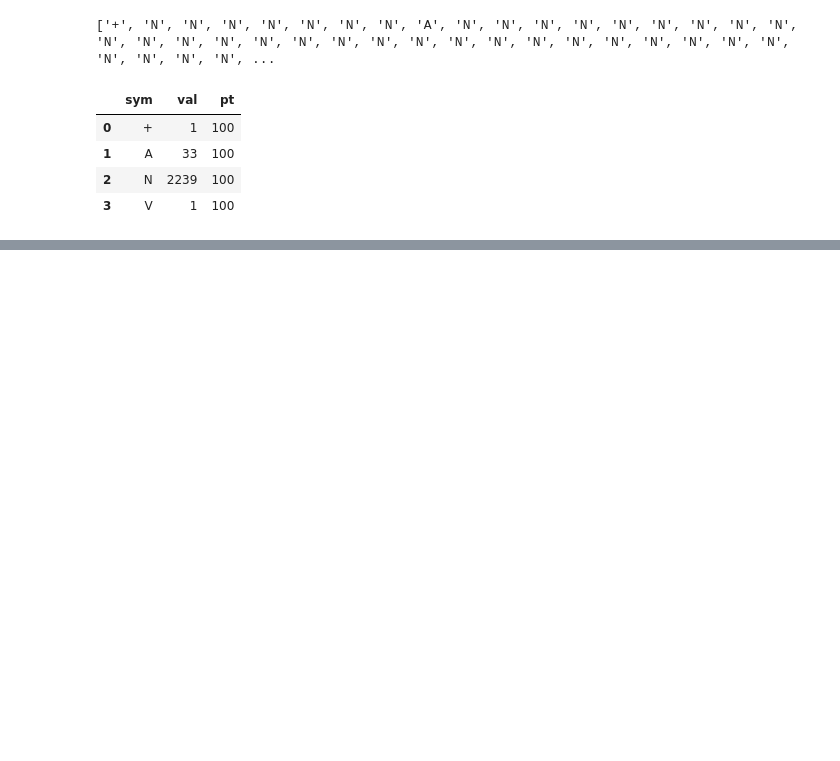
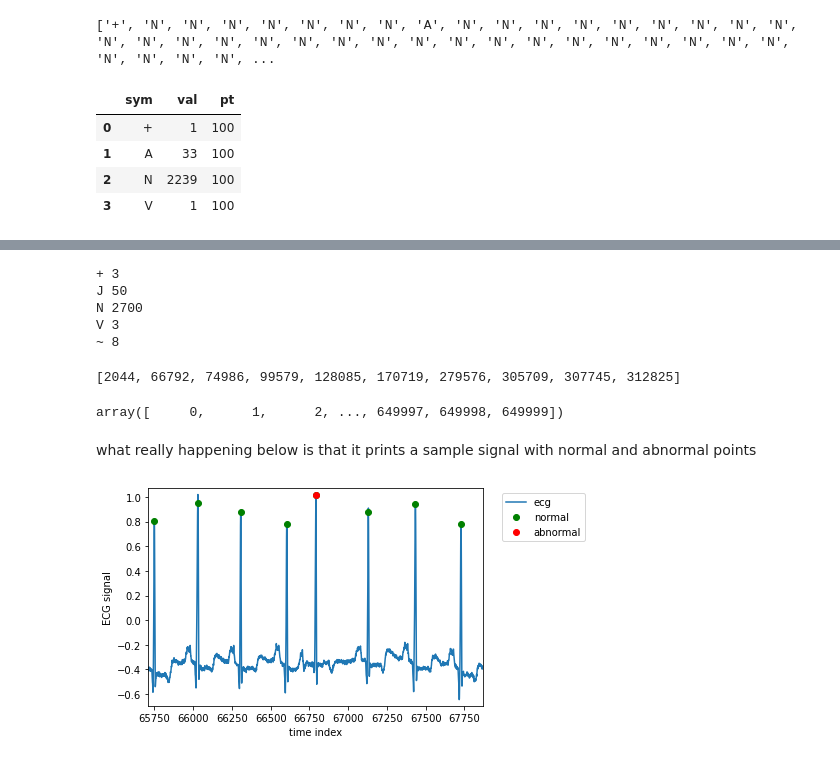
Before and after one commit to juzailml98/ecg-identifier, a Jupyter notebook: model_trainer.ipynb, the cells around one changed output, grey strips where cells are left out. Cells and saved outputs as stored; diff of their text form; code cells hidden in the pictures; blank space fills up the shorter version.

```diff
--- a/model_trainer.ipynb
+++ b/model_trainer.ipynb
@@ -65,0 +142,4 @@ df_sub.shape
+# %%
+file = data_path + patients[0]
+# %%
+p_signal, atr_sym, atr_sample = load_ecg(file)
@@ -65,0 +158,40 @@ df_sub.shape
+# %%
+values, counts = np.unique(sym, return_counts=True)
+for v,c in zip(values, counts):
+    print(v,c)
+#there is an error here the error is it takes last 234 signal
+# %% [output]
++ 3
+J 50
+N 2700
+V 3
+~ 8
+# %%
+ab_index = [b for a,b in zip(atr_sym,atr_sample) if a in abnormal][:10]
+ab_index
+# %% [output]
+[2044, 66792, 74986, 99579, 128085, 170719, 279576, 305709, 307745, 312825]
+# %%
+x = np.arange(len(p_signal))
+# %%
+x
+# %% [output]
+array([     0,      1,      2, ..., 649997, 649998, 649999])
+# %% [markdown]
+what really happening below is that it prints a sample signal with normal and abnormal points
+# %%
+left = ab_index[1]-1080
+right = ab_index[1]+1080
+
+plt.plot(x[left:right],p_signal[left:right,0],'-',label='ecg',)
+plt.plot(x[atr_sample],p_signal[atr_sample,0],'go',label ='normal')
+plt.plot(x[ab_index],p_signal[ab_index,0],'ro',label='abnormal')
+
+plt.xlim(left,right)
+plt.ylim(p_signal[left:right].min()-0.05,p_signal[left:right,0].max()+0.05)
+plt.xlabel('time index')
+plt.ylabel('ECG signal')
+plt.legend(bbox_to_anchor = (1.04,1), loc = 'upper left')
+plt.show()
+# %% [output]
+[figure, added]
```
Also changed, not shown: parts of 16 cells of this notebook.
